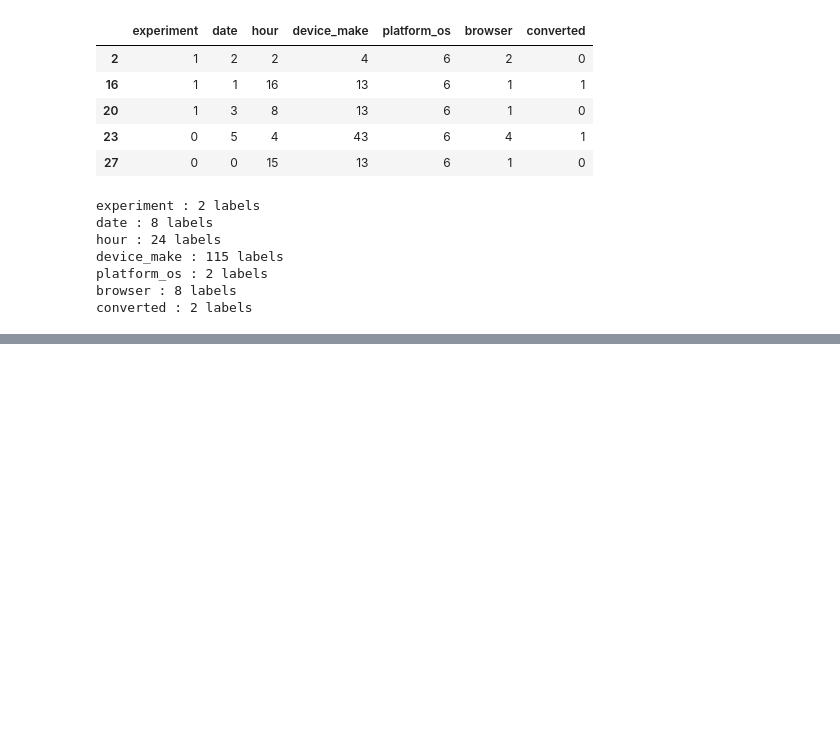
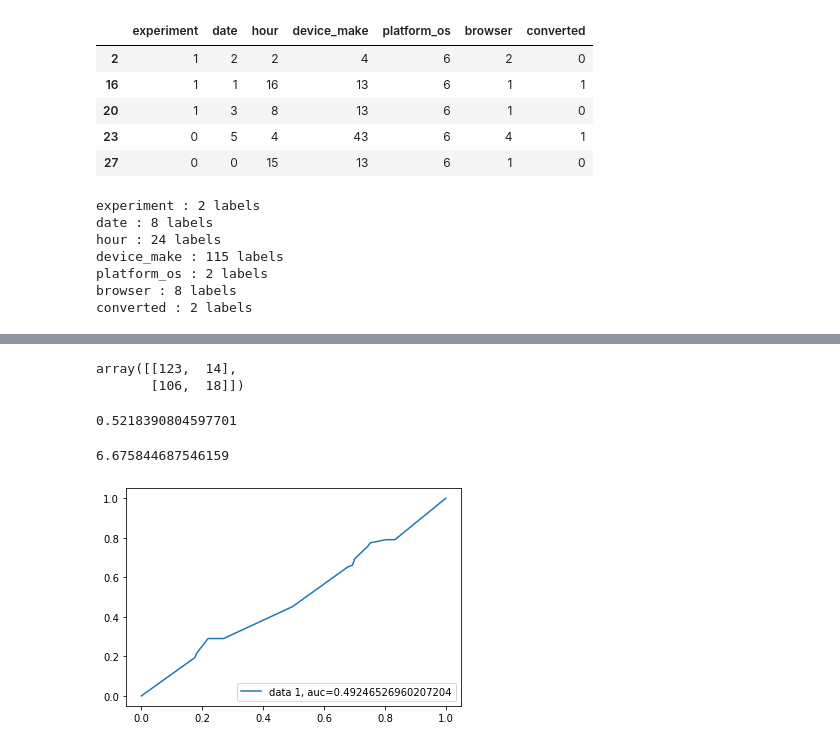
Before and after one commit to eyerus21/ab-test-mlops, a Jupyter notebook: notebook/ML.ipynb, the cells around one changed output, grey strips where cells are left out. Saved outputs shown, nothing was run; the diff lists cells and outputs as text; code cells hidden in the pictures; blank space fills up the shorter version.

```diff
--- a/notebook/ML.ipynb
+++ b/notebook/ML.ipynb
@@ -117,7 +142,19 @@ print(train.shape,test.shape,valid.shape)
 # %%
-#spliting data in to train validation and test set excluding platform_os coloumn
-train_x=train.drop(['platform_os'],axis=1)
-test_x=test.drop(['platform_os'], axis=1)
-val_x=valid.drop(['platform_os'],axis=1)
-print(train_x.shape,test_x.shape,val_x.shape)
+train_x,test_x, val_x=split(platfrom_df)
+train_xx=train_x[['experiment', 'hour', 'date', 'platform_os']]
+train_xy=train_x['converted']
+val_xx=val_x[['experiment', 'hour', 'date', 'platform_os']]
+val_xy=val_x['converted']
+test_xx=test_x[['experiment', 'hour', 'date', 'platform_os']]
+test_xy= test_x['converted']
+
+train_y,test_y,val_y=split(browser_df)
+train_yx=train_y[['experiment', 'hour', 'date', 'browser']]
+train_yy=train_y['converted']
+val_yx=val_y[['experiment', 'hour', 'date', 'browser']]
+val_yy=val_y['converted']
+test_yx=test_y[['experiment', 'hour', 'date', 'browser']]
+test_yy= test_y['converted']
+test_yx
+#test_y
 # %% [output]
@@ -149,0 +226,36 @@ TypeError: fit() missing 1 required positional argument: 'y'
+# %%
+#confusion matris
+from sklearn import metrics
+cnf_matrix = metrics.confusion_matrix(test_xy, prediction)
+cnf_matrix
+# %% [output]
+array([[123,  14],
+       [106,  18]])
+# %%
+#train decision tree model
+dt = DecisionTreeClassifier()
+dt.fit(train_xx,train_xy)
+print(cross_val_score(dt, train_xx,train_xy,cv= 5, scoring= 'accuracy').mean())
+# %% [output]
+0.5218390804597701
+# %%
+from sklearn.metrics import log_loss
+model = dt
+# predict probabilities
+probs = model.predict_proba(test_xx)
+# keep the predictions for class 1 only
+probs = probs[:, 1]
+# calculate log loss
+loss = log_loss(test_xy, probs)
+loss
+# %% [output]
+6.675844687546159
+# %%
+y_pred_proba = dt.predict_proba(test_xx)[::,1]
+fpr, tpr, _ = metrics.roc_curve(test_xy,  y_pred_proba)
+auc = metrics.roc_auc_score(test_xy, y_pred_proba)
+plt.plot(fpr,tpr,label="data 1, auc="+str(auc))
+plt.legend(loc=4)
+plt.show()
+# %% [output]
+[figure, added]
```
Also changed, not shown: parts of 41 cells of this notebook.
